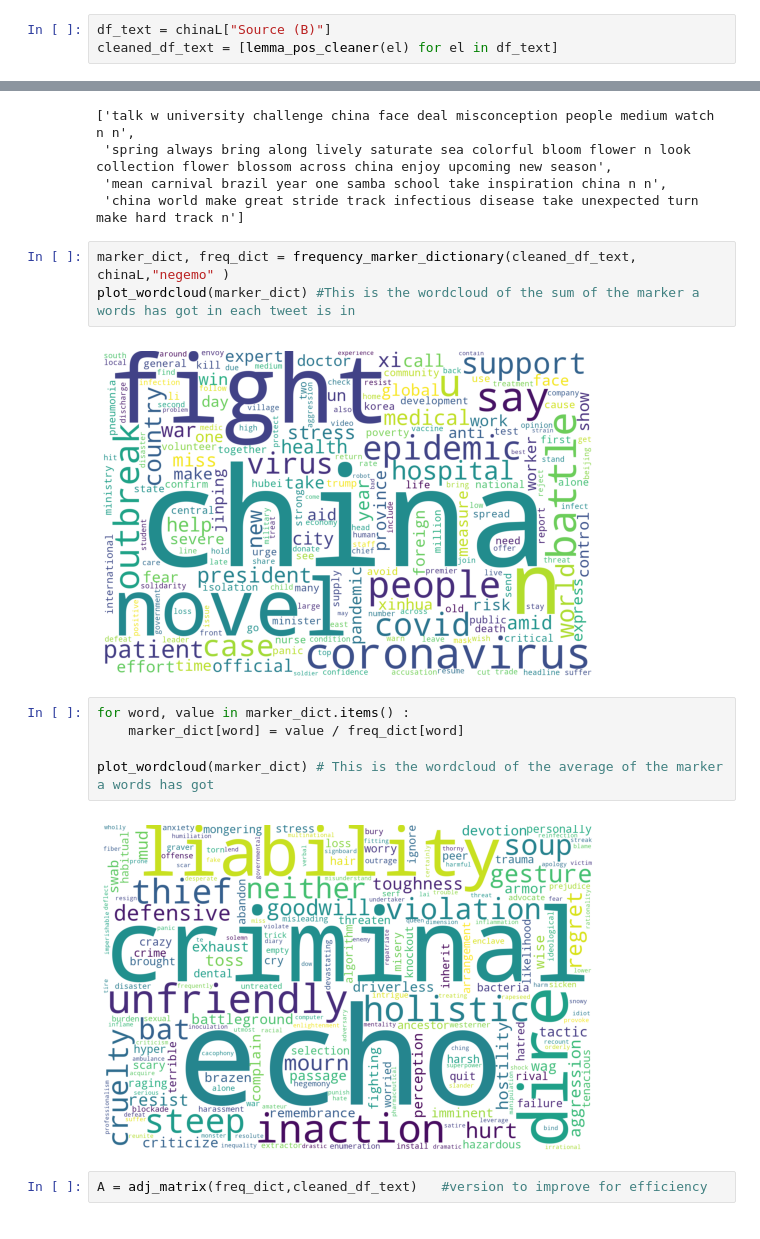
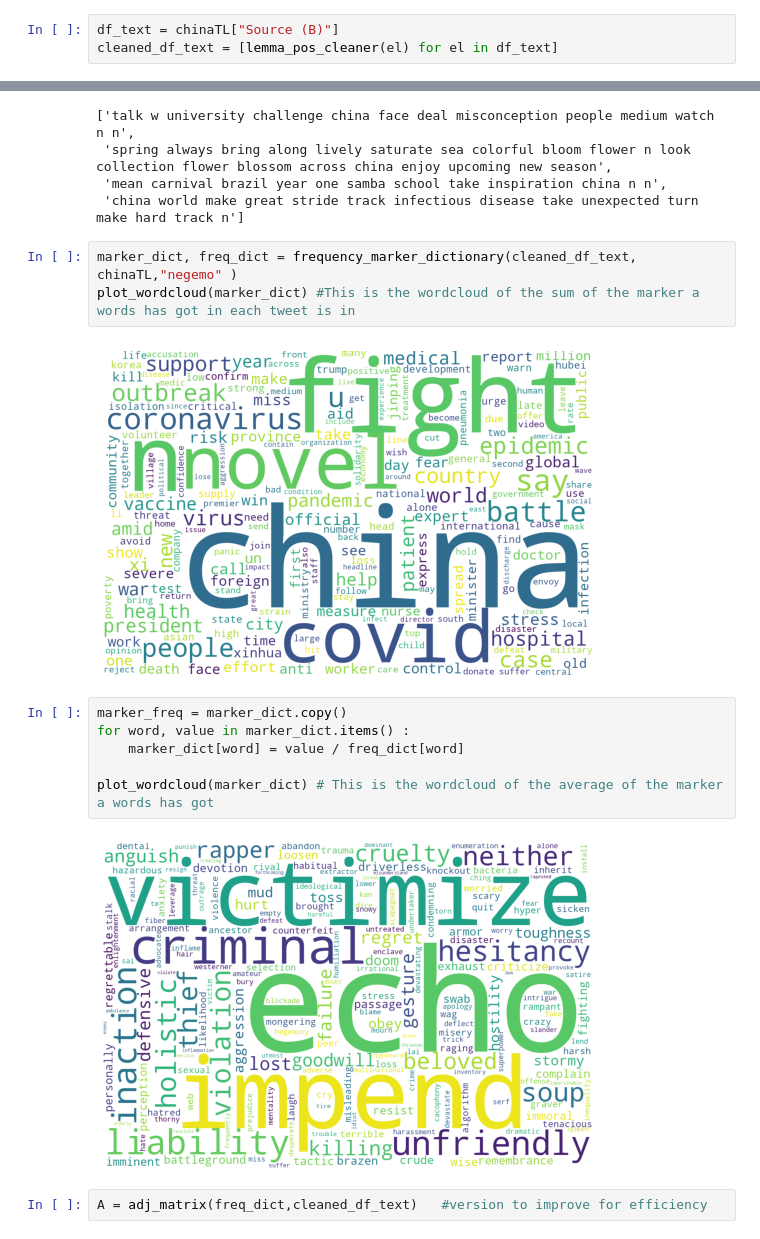
Before and after one commit to silviapoletti/Covid19-related-tweets-Network-Analysis, a Jupyter notebook: src/LIWK_and_projection(draft).ipynb, the cells around one changed output, grey strips where cells are left out. Cells and saved outputs as stored; diff of their text form.

```diff
--- a/src/LIWK_and_projection(draft).ipynb
+++ b/src/LIWK_and_projection(draft).ipynb
@@ -340,7 +342,7 @@ def threshold(vector,threshold):
 
     return
 # %%
-df_text = chinaL["Source (B)"]
+df_text = chinaTL["Source (B)"]
 cleaned_df_text = [lemma_pos_cleaner(el) for el in df_text]
 # %%
 cleaned_df_text[0:4]
@@ -350,17 +352,18 @@ cleaned_df_text[0:4]
  'mean carnival brazil year one samba school take inspiration china n n',
  'china world make great stride track infectious disease take unexpected turn make hard track n']
 # %%
-marker_dict, freq_dict = frequency_marker_dictionary(cleaned_df_text, chinaL,"negemo" )
+marker_dict, freq_dict = frequency_marker_dictionary(cleaned_df_text, chinaTL,"negemo" )
 plot_wordcloud(marker_dict) #This is the wordcloud of the sum of the marker a words has got in each tweet is in
 # %% [output]
-[figure, old version]
+[figure, new version]
 # %%
+marker_freq = marker_dict.copy()
 for word, value in marker_dict.items() :
     marker_dict[word] = value / freq_dict[word]
 
 plot_wordcloud(marker_dict) # This is the wordcloud of the average of the marker a words has got
 # %% [output]
-[figure, old version]
+[figure, new version]
 # %%
 A = adj_matrix(freq_dict,cleaned_df_text)   #version to improve for efficiency
 # %%
```
Also changed, not shown: parts of 46 cells of this notebook.
